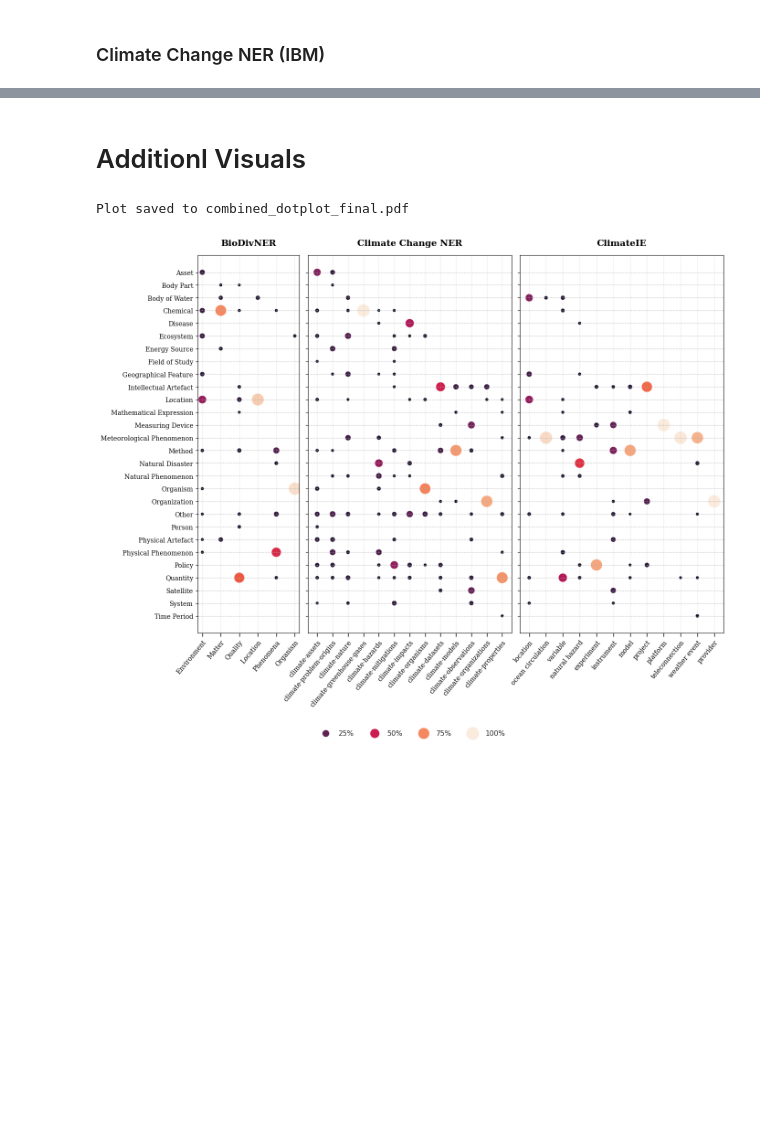
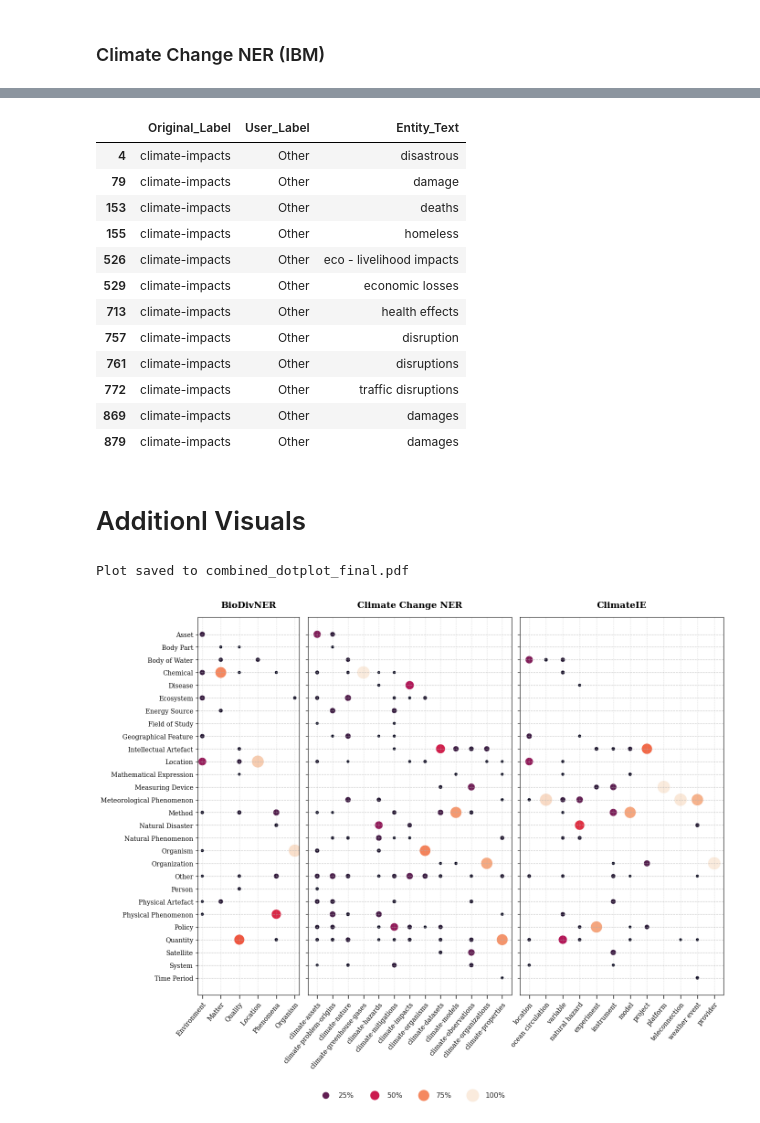
Before and after one commit to P0L3/CliReNER, a Jupyter notebook: other_ner_datasets_comparison.ipynb, the cells around one changed output, grey strips where cells are left out. Saved outputs shown, nothing was run; the diff lists cells and outputs as text; code cells hidden in the pictures; blank space fills up the shorter version.

```diff
--- a/other_ner_datasets_comparison.ipynb
+++ b/other_ner_datasets_comparison.ipynb
@@ -168,4 +202,4 @@ ibmccner = cwed4eta_process_json_file(Climate_Change_NER_DIR)
 with open("RESULTS/OTHER_DATASETS_ANNOTATIONS/golden_50_Cli_Cli_Cli_Cli_Cli_Cli_Cli_Cli_Cli_Cli_Cli_Cli_Cli.json", "r") as f:
     ibmccner_og = json.load(f)
 
-generate_label_distribution_report(ibmccner, ibmccner_og, og_dataset_name="Climate Change NER", filename_prefix="ibmccner_distribution")
+df_map = generate_label_distribution_report(ibmccner, ibmccner_og, og_dataset_name="Climate Change NER", filename_prefix="ibmccner_distribution")
@@ -172,3 +210,19 @@ generate_label_distribution_report(ibmccner, ibmccner_og, og_dataset_name="Clima
+# %%
+df_map[(df_map.Original_Label == "climate-impacts") &  (df_map.User_Label == "Other")]
+# %% [output]
+|  | Original_Label | User_Label | Entity_Text |
+| 4 | climate-impacts | Other | disastrous |
+| 79 | climate-impacts | Other | damage |
+| 153 | climate-impacts | Other | deaths |
+| 155 | climate-impacts | Other | homeless |
+| 526 | climate-impacts | Other | eco - livelihood impacts |
+| 529 | climate-impacts | Other | economic losses |
+| 713 | climate-impacts | Other | health effects |
+| 757 | climate-impacts | Other | disruption |
+| 761 | climate-impacts | Other | disruptions |
+| 772 | climate-impacts | Other | traffic disruptions |
+| 869 | climate-impacts | Other | damages |
+| 879 | climate-impacts | Other | damages |
 # %% [markdown]
 # Additionl Visuals
 # %%
```
Also changed, not shown: parts of 6 cells of this notebook, 11 other files.
